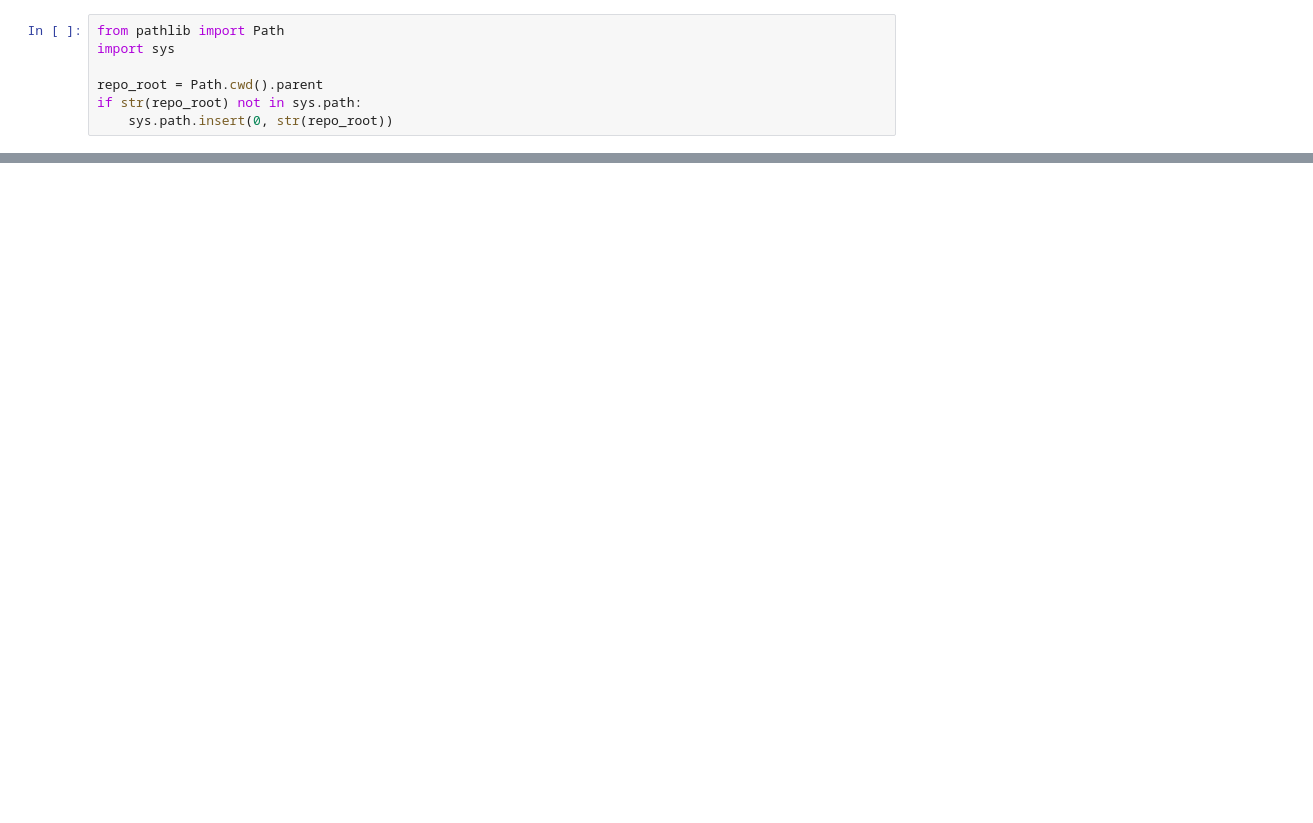
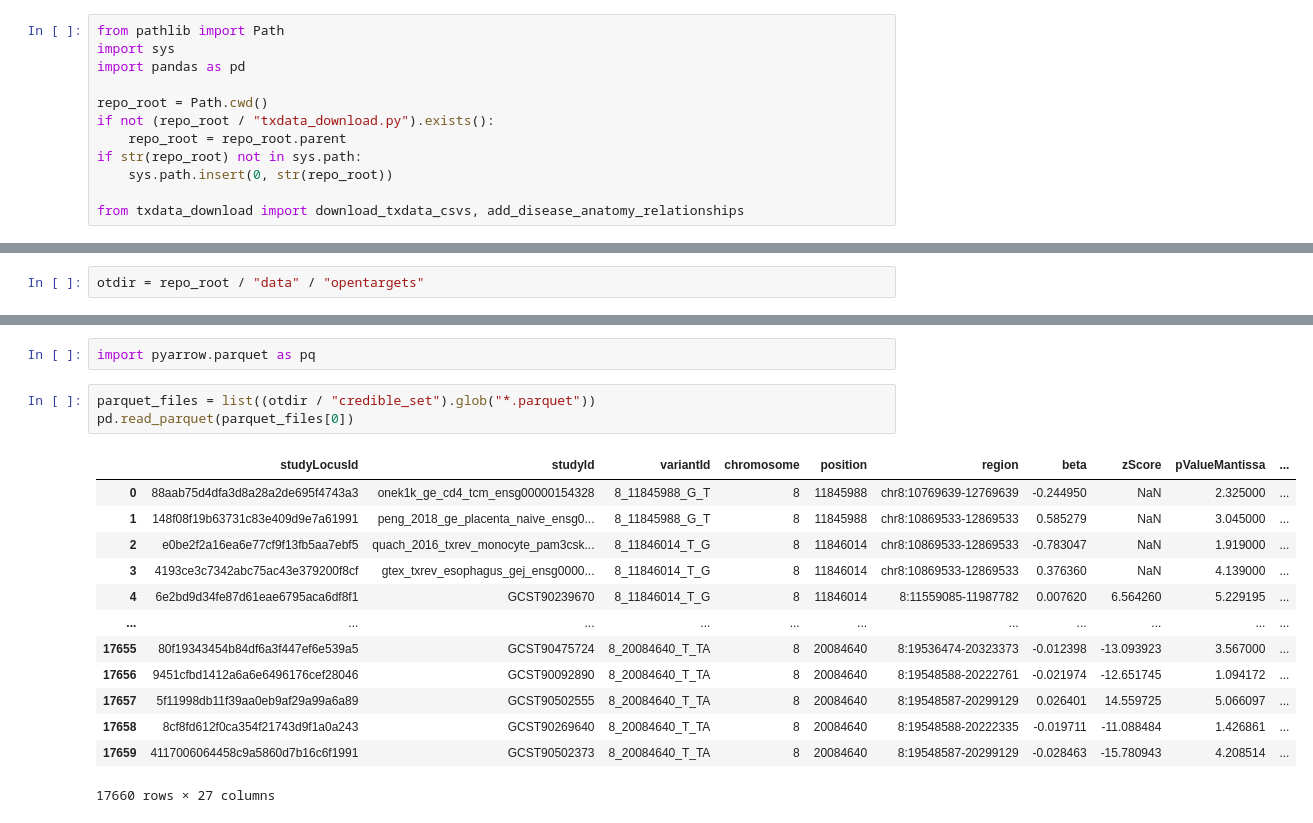
Before and after one commit to jkobject/TxGNN, a Jupyter notebook: notebooks/txdata_explore.ipynb, the cells around one changed output, grey strips where cells are left out. Saved outputs shown, nothing was run; the diff lists cells and outputs as text; blank space fills up the shorter version.

```diff
--- a/notebooks/txdata_explore.ipynb
+++ b/notebooks/txdata_explore.ipynb
@@ -6,7 +4,12 @@ This notebook downloads and explores the three TxData CSV files: `kg.csv`,
 # %%
 from pathlib import Path
 import sys
+import pandas as pd
 
-repo_root = Path.cwd().parent
+repo_root = Path.cwd()
+if not (repo_root / "txdata_download.py").exists():
+    repo_root = repo_root.parent
 if str(repo_root) not in sys.path:
     sys.path.insert(0, str(repo_root))
+
+from txdata_download import download_txdata_csvs, add_disease_anatomy_relationships
@@ -65,0 +62,2 @@ kg["relation"].value_counts().head(20)
+# %%
+otdir = repo_root / "data" / "opentargets"
@@ -65,0 +80,19 @@ kg["relation"].value_counts().head(20)
+# %%
+import pyarrow.parquet as pq
+# %%
+parquet_files = list((otdir / "credible_set").glob("*.parquet"))
+pd.read_parquet(parquet_files[0])
+# %% [output]
+|  | studyLocusId | studyId | variantId | chromosome | position | region | beta | zScore | pValueMantissa | ... |
+| 0 | 88aab75d4dfa3d8a28a2de695f4743a3 | onek1k_ge_cd4_tcm_ensg00000154328 | 8_11845988_G_T | 8 | 11845988 | chr8:10769639-12769639 | -0.244950 | NaN | 2.325000 | ... |
+| 1 | 148f08f19b63731c83e409d9e7a61991 | peng_2018_ge_placenta_naive_ensg0... | 8_11845988_G_T | 8 | 11845988 | chr8:10869533-12869533 | 0.585279 | NaN | 3.045000 | ... |
+| 2 | e0be2f2a16ea6e77cf9f13fb5aa7ebf5 | quach_2016_txrev_monocyte_pam3csk... | 8_11846014_T_G | 8 | 11846014 | chr8:10869533-12869533 | -0.783047 | NaN | 1.919000 | ... |
+| 3 | 4193ce3c7342abc75ac43e379200f8cf | gtex_txrev_esophagus_gej_ensg0000... | 8_11846014_T_G | 8 | 11846014 | chr8:10869533-12869533 | 0.376360 | NaN | 4.139000 | ... |
+| 4 | 6e2bd9d34fe87d61eae6795aca6df8f1 | GCST90239670 | 8_11846014_T_G | 8 | 11846014 | 8:11559085-11987782 | 0.007620 | 6.564260 | 5.229195 | ... |
+| ... | ... | ... | ... | ... | ... | ... | ... | ... | ... | ... |
+| 17655 | 80f19343454b84df6a3f447ef6e539a5 | GCST90475724 | 8_20084640_T_TA | 8 | 20084640 | 8:19536474-20323373 | -0.012398 | -13.093923 | 3.567000 | ... |
+| 17656 | 9451cfbd1412a6a6e6496176cef28046 | GCST90092890 | 8_20084640_T_TA | 8 | 20084640 | 8:19548588-20222761 | -0.021974 | -12.651745 | 1.094172 | ... |
+| 17657 | 5f11998db11f39aa0eb9af29a99a6a89 | GCST90502555 | 8_20084640_T_TA | 8 | 20084640 | 8:19548587-20299129 | 0.026401 | 14.559725 | 5.066097 | ... |
+| 17658 | 8cf8fd612f0ca354f21743d9f1a0a243 | GCST90269640 | 8_20084640_T_TA | 8 | 20084640 | 8:19548588-20222335 | -0.019711 | -11.088484 | 1.426861 | ... |
+| 17659 | 4117006064458c9a5860d7b16c6f1991 | GCST90502373 | 8_20084640_T_TA | 8 | 20084640 | 8:19548587-20299129 | -0.028463 | -15.780943 | 4.208514 | ... |
+17660 rows × 27 columns
```
Also changed, not shown: parts of 22 cells of this notebook, 6 other files.
